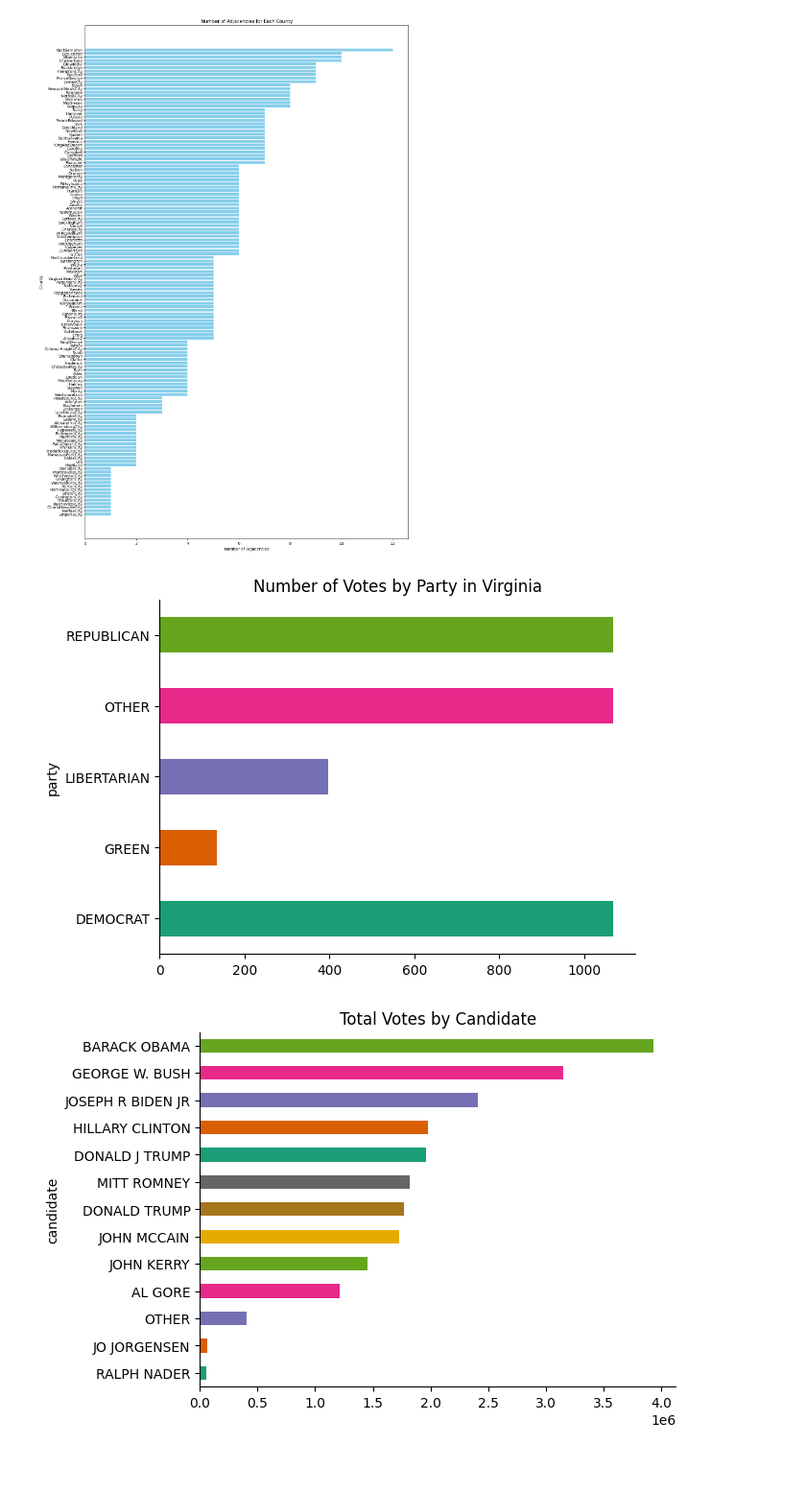
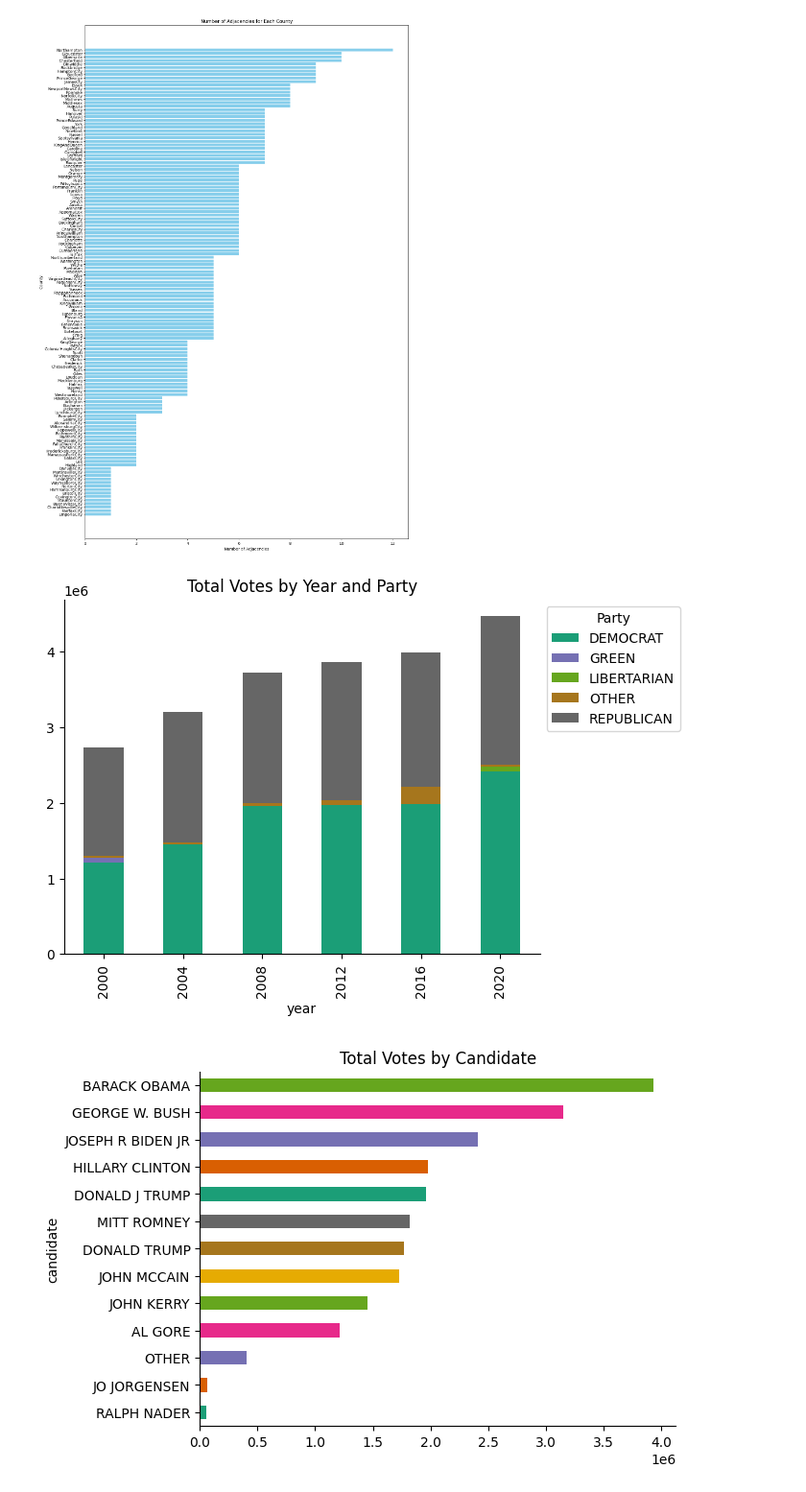
Before and after one commit to kevindangkhoama/project_voting, a Jupyter notebook: project3.ipynb, the cells around one changed output. Shown at 96% size. Cells and saved outputs as stored; diff of their text form; code cells hidden in the pictures; blank space fills up the shorter version.

```diff
--- a/project3.ipynb
+++ b/project3.ipynb
@@ -267,12 +283,16 @@ plt.show()
 [figure]
 # %%
 # Votes by Party
-cleaned_voting_VA.groupby('party').size().plot(kind='barh', color=sns.palettes.mpl_palette('Dark2'))
-plt.gca().spines[['top', 'right',]].set_visible(False)
-plt.title('Number of Votes by Party in Virginia')
+votes_year_party = cleaned_voting_VA.groupby(['year', 'party'])['candidatevotes'].sum().unstack()
+
+# Plot
+votes_year_party.plot(kind='bar', stacked=True, colormap='Dark2')
+plt.gca().spines[['top', 'right']].set_visible(False)
+plt.title('Total Votes by Year and Party')
+plt.legend(title='Party', bbox_to_anchor=(1, 1))
 plt.show()
 # %% [output]
-[figure, old version]
+[figure, new version]
 # %%
 # Total Votes by Candidate
 cleaned_voting_VA.groupby('candidate')['candidatevotes'].sum().sort_values().plot(kind='barh', color=sns.color_palette('Dark2'))
```
Also changed, not shown: parts of 5 cells of this notebook.
